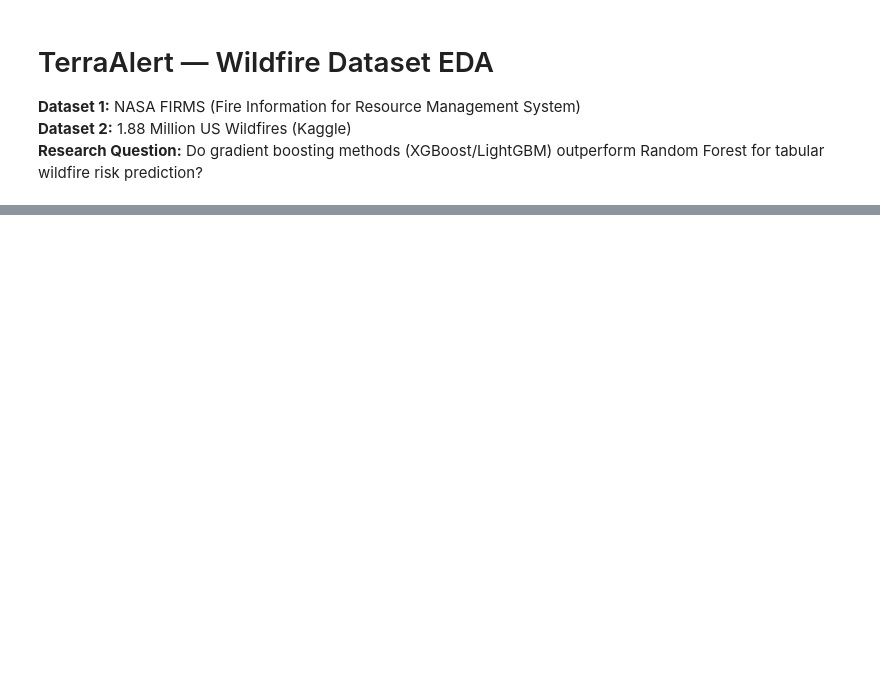
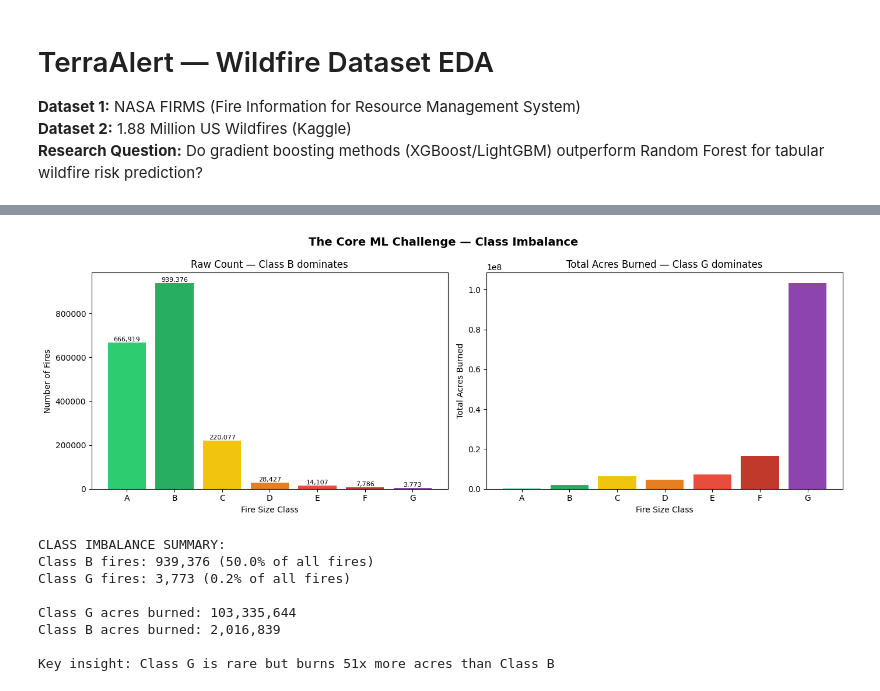
Before and after one commit to IndrayaniBhosale/terraalert, a Jupyter notebook: notebooks/02_wildfire_eda.ipynb, the cells around one changed output, grey strips where cells are left out. Cells and saved outputs as stored; diff of their text form; code cells hidden in the pictures; blank space fills up the shorter version.

```diff
--- a/notebooks/02_wildfire_eda.ipynb
+++ b/notebooks/02_wildfire_eda.ipynb
@@ -20,18 +33,0 @@ Takes 2 minutes — just enter your email.
-# %%
-# Replace with your free NASA FIRMS API key
-NASA_FIRMS_API_KEY = 'YOUR_KEY_HERE'
-
-# FIRMS API - last 10 days of fire hotspots for USA
-# Format: area/csv/{api_key}/{source}/{area}/{days}
-url = f'https://firms.modaps.eosdis.nasa.gov/api/area/csv/{NASA_FIRMS_API_KEY}/VIIRS_SNPP_NRT/-130,24,-65,50/10'
-
-print('Downloading NASA FIRMS fire hotspot data...')
-response = requests.get(url)
-
-if response.status_code == 200:
-    with open('../data/wildfires/nasa_firms_hotspots.csv', 'wb') as f:
-        f.write(response.content)
-    print('Download complete ✅')
-else:
-    print(f'Error {response.status_code} — check your API key')
-    print('Get free key at: https://firms.modaps.eosdis.nasa.gov/api/')
@@ -42,0 +181,48 @@ Free Kaggle account needed.
+# %%
+# Class imbalance visualization - the core ML challenge
+import matplotlib.pyplot as plt
+import numpy as np
+
+fig, axes = plt.subplots(1, 2, figsize=(14, 5))
+fig.suptitle('The Core ML Challenge — Class Imbalance', fontsize=14, fontweight='bold')
+
+# Plot 1 - Raw counts (shows imbalance)
+class_counts = df['FIRE_SIZE_CLASS'].value_counts().sort_index()
+colors = ['#2ecc71','#27ae60','#f1c40f','#e67e22','#e74c3c','#c0392b','#8e44ad']
+bars = axes[0].bar(class_counts.index, class_counts.values, color=colors)
+axes[0].set_title('Raw Count — Class B dominates')
+axes[0].set_xlabel('Fire Size Class')
+axes[0].set_ylabel('Number of Fires')
+for bar, val in zip(bars, class_counts.values):
+    axes[0].text(bar.get_x() + bar.get_width()/2, bar.get_height(),
+                f'{val:,}', ha='center', va='bottom', fontsize=8)
+
+# Plot 2 - Total acres burned per class (catastrophic impact of G)
+df['FIRE_SIZE'] = pd.to_numeric(df['FIRE_SIZE'], errors='coerce')
+acres_by_class = df.groupby('FIRE_SIZE_CLASS')['FIRE_SIZE'].sum().sort_index()
+bars2 = axes[1].bar(acres_by_class.index, acres_by_class.values, color=colors)
+axes[1].set_title('Total Acres Burned — Class G dominates')
+axes[1].set_xlabel('Fire Size Class')
+axes[1].set_ylabel('Total Acres Burned')
+
+plt.tight_layout()
+plt.savefig('../data/wildfires/class_imbalance.png', dpi=150)
+plt.show()
+
+# Print the insight
+print("CLASS IMBALANCE SUMMARY:")
+print(f"Class B fires: {class_counts.get('B',0):,} ({class_counts.get('B',0)/len(df)*100:.1f}% of all fires)")
+print(f"Class G fires: {class_counts.get('G',0):,} ({class_counts.get('G',0)/len(df)*100:.1f}% of all fires)")
+print(f"\nClass G acres burned: {acres_by_class.get('G',0):,.0f}")
+print(f"Class B acres burned: {acres_by_class.get('B',0):,.0f}")
+print(f"\nKey insight: Class G is rare but burns {acres_by_class.get('G',0)/acres_by_class.get('B',0):.0f}x more acres than Class B")
+# %% [output]
+[figure, added]
+CLASS IMBALANCE SUMMARY:
+Class B fires: 939,376 (50.0% of all fires)
+Class G fires: 3,773 (0.2% of all fires)
+
+Class G acres burned: 103,335,644
+Class B acres burned: 2,016,839
+
+Key insight: Class G is rare but burns 51x more acres than Class B
```
Also changed, not shown: parts of 17 cells of this notebook, 4 other files.
